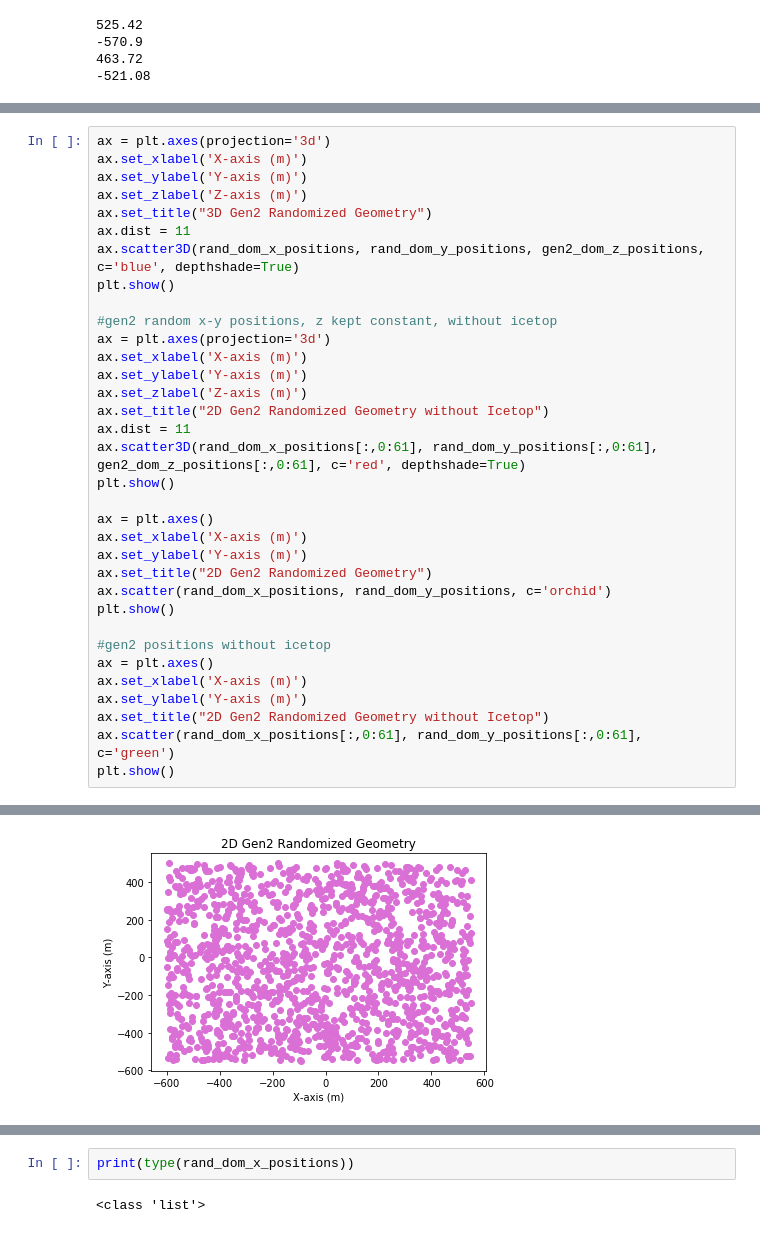
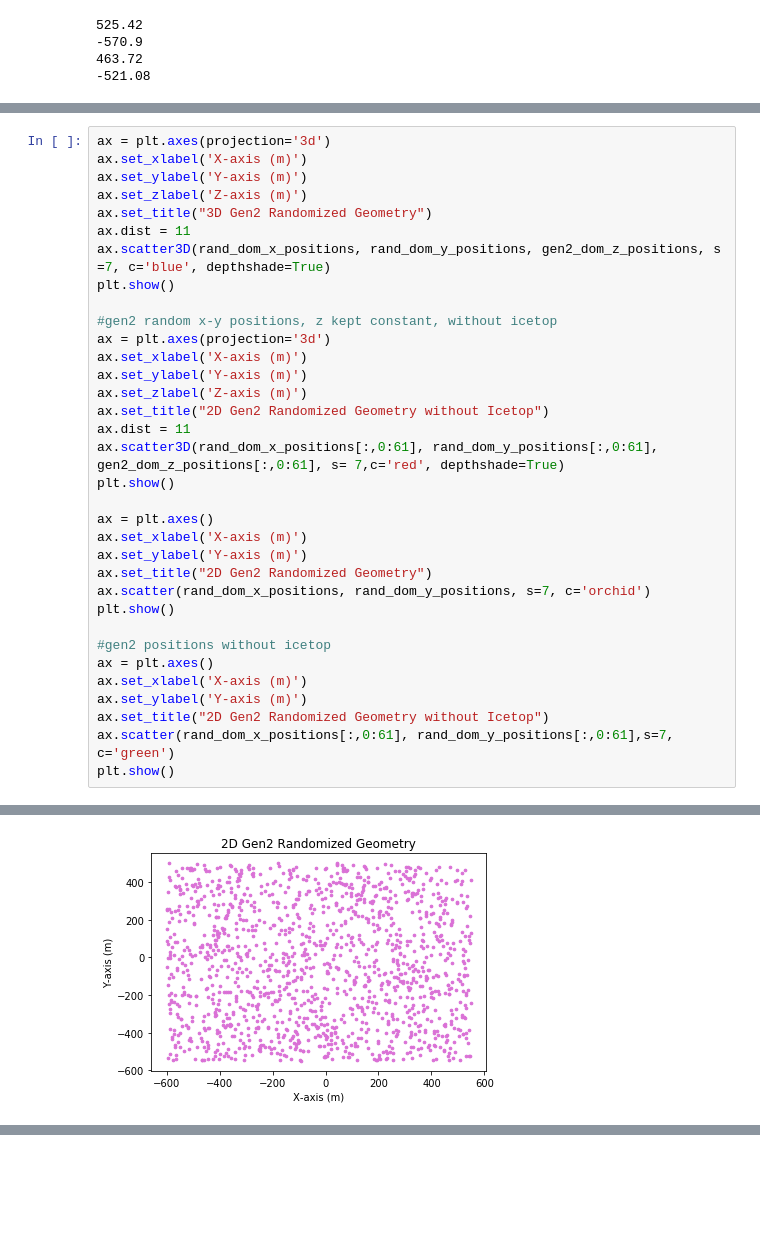
Before and after one commit to Patricia-Mcmillin/PMcmillin_REU, a Jupyter notebook: random_gen2_geometry.ipynb, the cells around one changed output, grey strips where cells are left out. Cells and saved outputs as stored; diff of their text form; blank space fills up the shorter version.

```diff
--- a/random_gen2_geometry.ipynb
+++ b/random_gen2_geometry.ipynb
@@ -88,7 +90,7 @@ ax.set_ylabel('Y-axis (m)')
 ax.set_zlabel('Z-axis (m)')
 ax.set_title("3D Gen2 Randomized Geometry")
 ax.dist = 11
-ax.scatter3D(rand_dom_x_positions, rand_dom_y_positions, gen2_dom_z_positions, c='blue', depthshade=True)
+ax.scatter3D(rand_dom_x_positions, rand_dom_y_positions, gen2_dom_z_positions, s =7, c='blue', depthshade=True)
 plt.show()
 
 #gen2 random x-y positions, z kept constant, without icetop
@@ -98,14 +100,14 @@ ax.set_ylabel('Y-axis (m)')
 ax.set_zlabel('Z-axis (m)')
 ax.set_title("2D Gen2 Randomized Geometry without Icetop")
 ax.dist = 11
-ax.scatter3D(rand_dom_x_positions[:,0:61], rand_dom_y_positions[:,0:61], gen2_dom_z_positions[:,0:61], c='red', depthshade=True)
+ax.scatter3D(rand_dom_x_positions[:,0:61], rand_dom_y_positions[:,0:61], gen2_dom_z_positions[:,0:61], s= 7,c='red', depthshade=True)
 plt.show()
 
 ax = plt.axes()
 ax.set_xlabel('X-axis (m)')
 ax.set_ylabel('Y-axis (m)')
 ax.set_title("2D Gen2 Randomized Geometry")
-ax.scatter(rand_dom_x_positions, rand_dom_y_positions, c='orchid')
+ax.scatter(rand_dom_x_positions, rand_dom_y_positions, s=7, c='orchid')
 plt.show()
 
 #gen2 positions without icetop
@@ -113,6 +115,6 @@ ax = plt.axes()
 ax.set_xlabel('X-axis (m)')
 ax.set_ylabel('Y-axis (m)')
 ax.set_title("2D Gen2 Randomized Geometry without Icetop")
-ax.scatter(rand_dom_x_positions[:,0:61], rand_dom_y_positions[:,0:61], c='green')
+ax.scatter(rand_dom_x_positions[:,0:61], rand_dom_y_positions[:,0:61],s=7, c='green')
 plt.show()
 # %% [output]
@@ -121 +123 @@ plt.show()
-[figure, old version]
+[figure, new version]
@@ -123,4 +124,0 @@ plt.show()
-# %%
-print(type(rand_dom_x_positions))
-# %% [output]
-<class 'list'>
```
Also changed, not shown: parts of 7 cells of this notebook.
